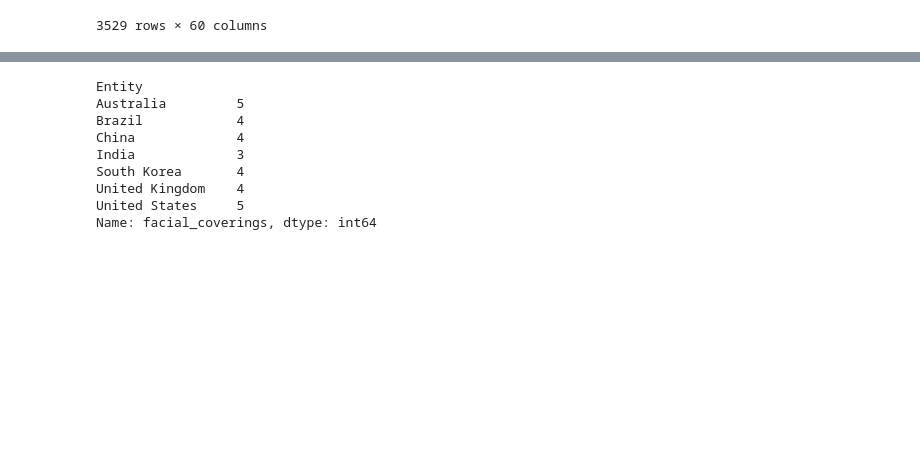
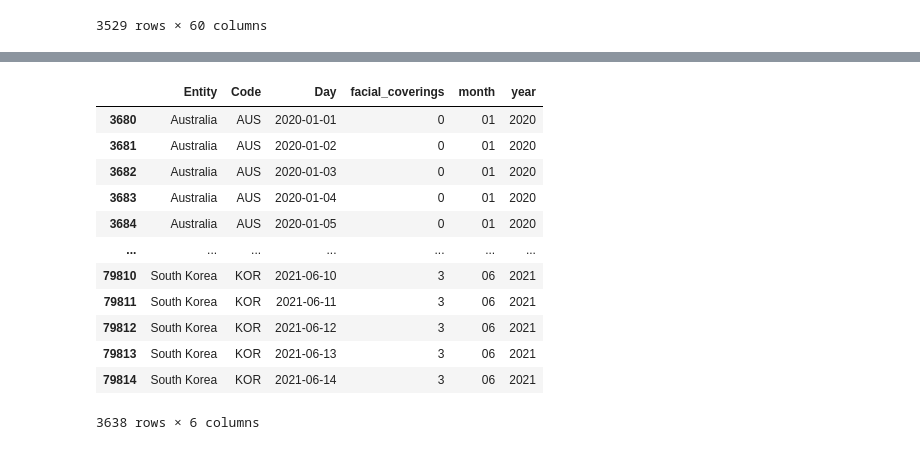
Before and after one commit to nithiyasuresh/Project-1-Covid-PolicyChangesAnalysis, a Jupyter notebook: face_mask/face-mask.ipynb, the cells around one changed output, grey strips where cells are left out. Cells and saved outputs as stored; diff of their text form; code cells hidden in the pictures; blank space fills up the shorter version.

```diff
--- a/face_mask/face-mask.ipynb
+++ b/face_mask/face-mask.ipynb
@@ -151,13 +162,19 @@ fm_country_df
 3638 rows × 4 columns
-# %%
-fm_country_df.groupby(['Entity'])['facial_coverings'].nunique()
-# %% [output]
-Entity
-Australia         5
-Brazil            4
-China             4
-India             3
-South Korea       4
-United Kingdom    4
-United States     5
-Name: facial_coverings, dtype: int64
+# %%
+fm_country_df["month"] = fm_country_df["Day"].astype(str).str[5:7]
+fm_country_df['year'] = fm_country_df["Day"].astype(str).str[0:4]
+fm_country_df
+# %% [output]
+|  | Entity | Code | Day | facial_coverings | month | year |
+| 3680 | Australia | AUS | 2020-01-01 | 0 | 01 | 2020 |
+| 3681 | Australia | AUS | 2020-01-02 | 0 | 01 | 2020 |
+| 3682 | Australia | AUS | 2020-01-03 | 0 | 01 | 2020 |
+| 3683 | Australia | AUS | 2020-01-04 | 0 | 01 | 2020 |
+| 3684 | Australia | AUS | 2020-01-05 | 0 | 01 | 2020 |
+| ... | ... | ... | ... | ... | ... | ... |
+| 79810 | South Korea | KOR | 2021-06-10 | 3 | 06 | 2021 |
+| 79811 | South Korea | KOR | 2021-06-11 | 3 | 06 | 2021 |
+| 79812 | South Korea | KOR | 2021-06-12 | 3 | 06 | 2021 |
+| 79813 | South Korea | KOR | 2021-06-13 | 3 | 06 | 2021 |
+| 79814 | South Korea | KOR | 2021-06-14 | 3 | 06 | 2021 |
+3638 rows × 6 columns
```
Also changed, not shown: parts of 16 cells of this notebook, 3 other files.
